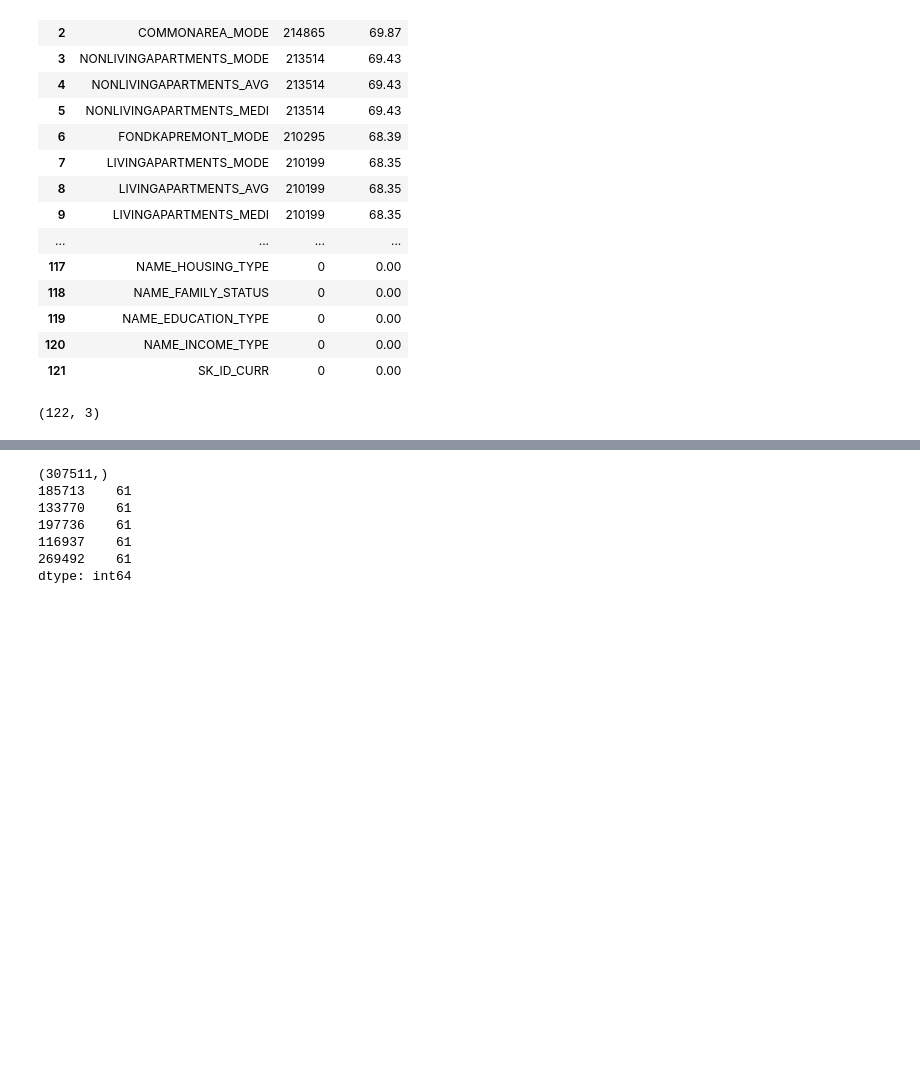
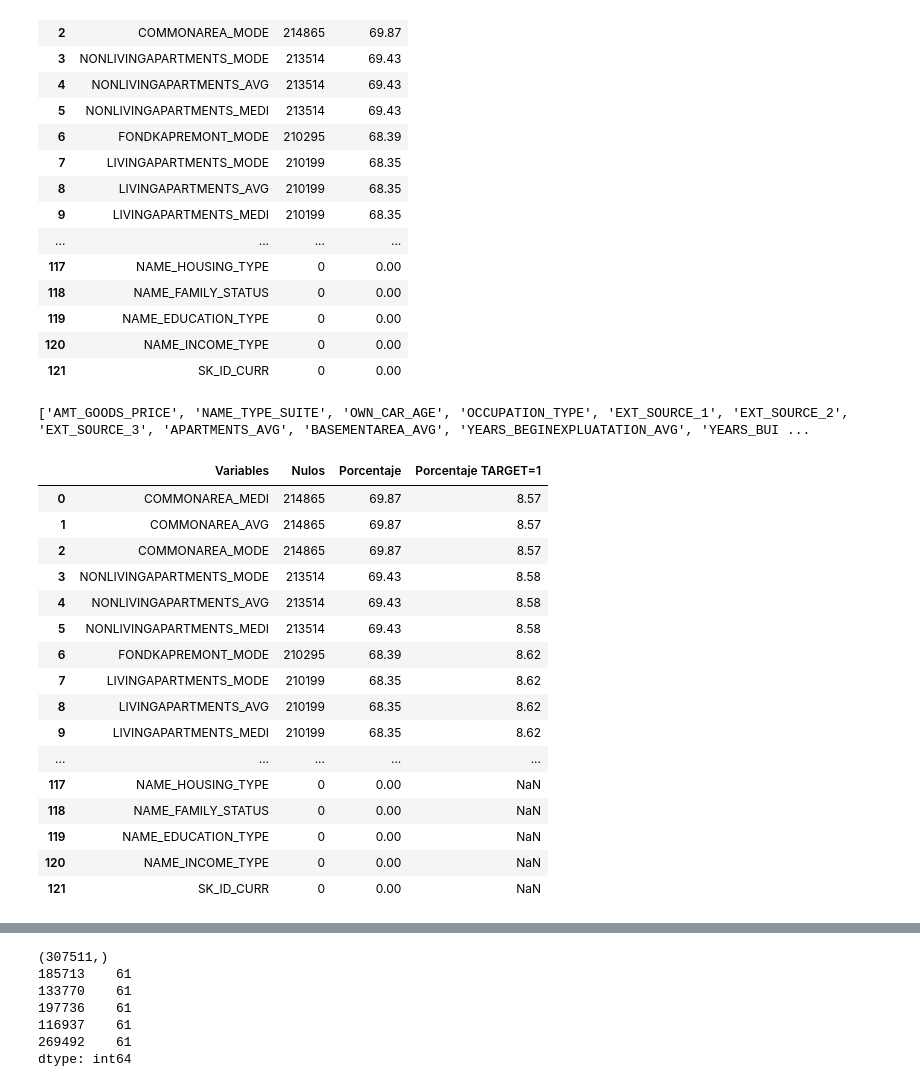
Before and after one commit to josee2202/practica1_EDA, a Jupyter notebook: 01_Exploración_general.ipynb, the cells around one changed output, grey strips where cells are left out. Drawn from its saved outputs; the diff is of its cells as text; code cells hidden in the pictures; blank space fills up the shorter version.

Commit message:
He determinado el umbral de valores nulos en base a la relación con TARGET

```diff
--- a/01_Exploración_general.ipynb
+++ b/01_Exploración_general.ipynb
@@ -126,7 +126,50 @@ df_nulos_col
 | 119 | NAME_EDUCATION_TYPE | 0 | 0.00 |
 | 120 | NAME_INCOME_TYPE | 0 | 0.00 |
 | 121 | SK_ID_CURR | 0 | 0.00 |
-# %%
-df_nulos_col.shape
-# %% [output]
-(122, 3)
+# %%
+# Identificar columnas con más de 100 valores nulos
+condicion = df_loan_apli.isnull().sum() > 100
+# Obtener los nombres de las columnas que cumplen la condición
+columnas_nulas = df_loan_apli.columns[condicion].tolist()
+
+# Mostrar los nombres de las columnas
+print(columnas_nulas)
+# %% [output]
+['AMT_GOODS_PRICE', 'NAME_TYPE_SUITE', 'OWN_CAR_AGE', 'OCCUPATION_TYPE', 'EXT_SOURCE_1', 'EXT_SOURCE_2', 'EXT_SOURCE_3', 'APARTMENTS_AVG', 'BASEMENTAREA_AVG', 'YEARS_BEGINEXPLUATATION_AVG', 'YEARS_BUI ...
+# %%
+import funciones
+
+for i in columnas_nulas:
+    funciones.graficar_NAN_distribucion_target(df_loan_apli, i)
+# %%
+# Crear una lista vacía para almacenar los resultados
+lista_resultados = []
+
+# Iterar sobre las columnas con valores nulos
+for i in columnas_nulas:
+    resultado = funciones.calcular_porcentaje_target(df_loan_apli, i)
+    lista_resultados.append(resultado)
+# %%
+# Convertir la lista de resultados en un DataFrame separado
+df_porcentajes = pd.DataFrame(lista_resultados, columns=['Variables', 'Porcentaje TARGET=1'])
+
+df_nulos_col_target = df_nulos_col.merge(df_porcentajes, on='Variables', how='left')
+df_nulos_col_target
+# %% [output]
+|  | Variables | Nulos | Porcentaje | Porcentaje TARGET=1 |
+| 0 | COMMONAREA_MEDI | 214865 | 69.87 | 8.57 |
+| 1 | COMMONAREA_AVG | 214865 | 69.87 | 8.57 |
+| 2 | COMMONAREA_MODE | 214865 | 69.87 | 8.57 |
+| 3 | NONLIVINGAPARTMENTS_MODE | 213514 | 69.43 | 8.58 |
+| 4 | NONLIVINGAPARTMENTS_AVG | 213514 | 69.43 | 8.58 |
+| 5 | NONLIVINGAPARTMENTS_MEDI | 213514 | 69.43 | 8.58 |
+| 6 | FONDKAPREMONT_MODE | 210295 | 68.39 | 8.62 |
+| 7 | LIVINGAPARTMENTS_MODE | 210199 | 68.35 | 8.62 |
+| 8 | LIVINGAPARTMENTS_AVG | 210199 | 68.35 | 8.62 |
+| 9 | LIVINGAPARTMENTS_MEDI | 210199 | 68.35 | 8.62 |
+| ... | ... | ... | ... | ... |
+| 117 | NAME_HOUSING_TYPE | 0 | 0.00 | NaN |
+| 118 | NAME_FAMILY_STATUS | 0 | 0.00 | NaN |
+| 119 | NAME_EDUCATION_TYPE | 0 | 0.00 | NaN |
+| 120 | NAME_INCOME_TYPE | 0 | 0.00 | NaN |
+| 121 | SK_ID_CURR | 0 | 0.00 | NaN |
```
Also changed, not shown: parts of 8 cells of this notebook, 2 other files.
